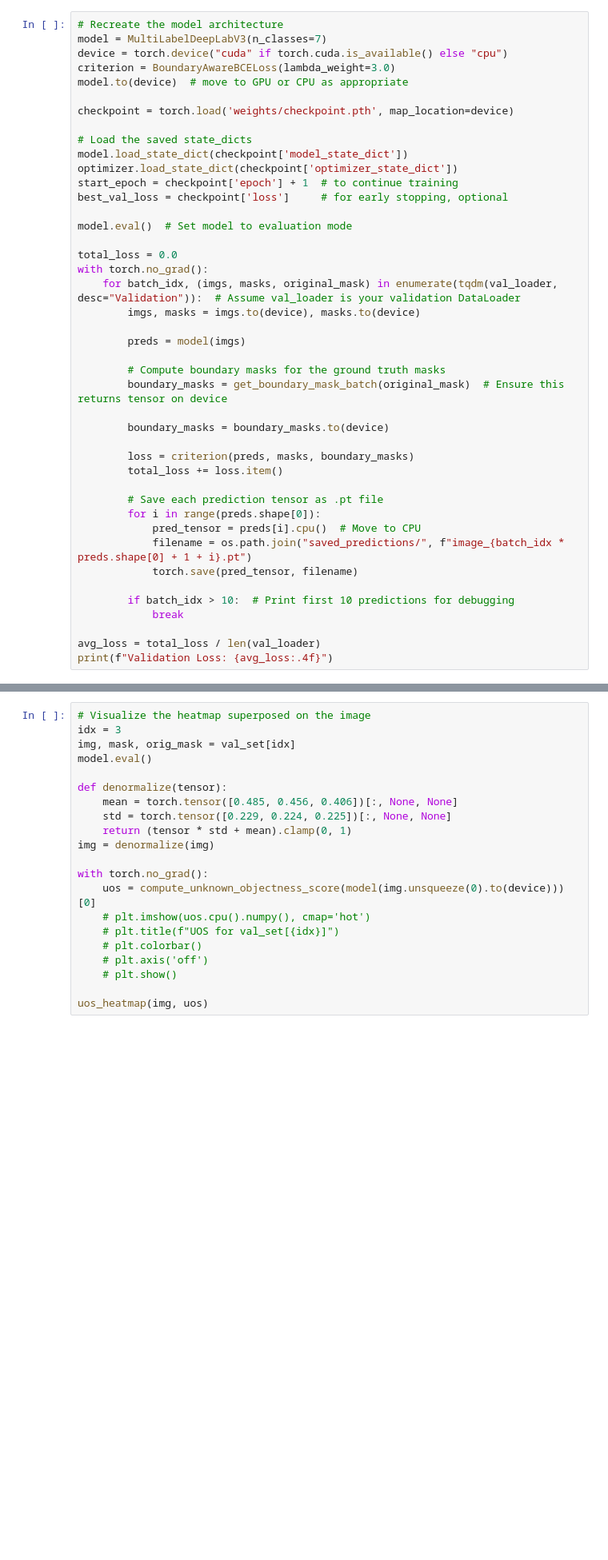
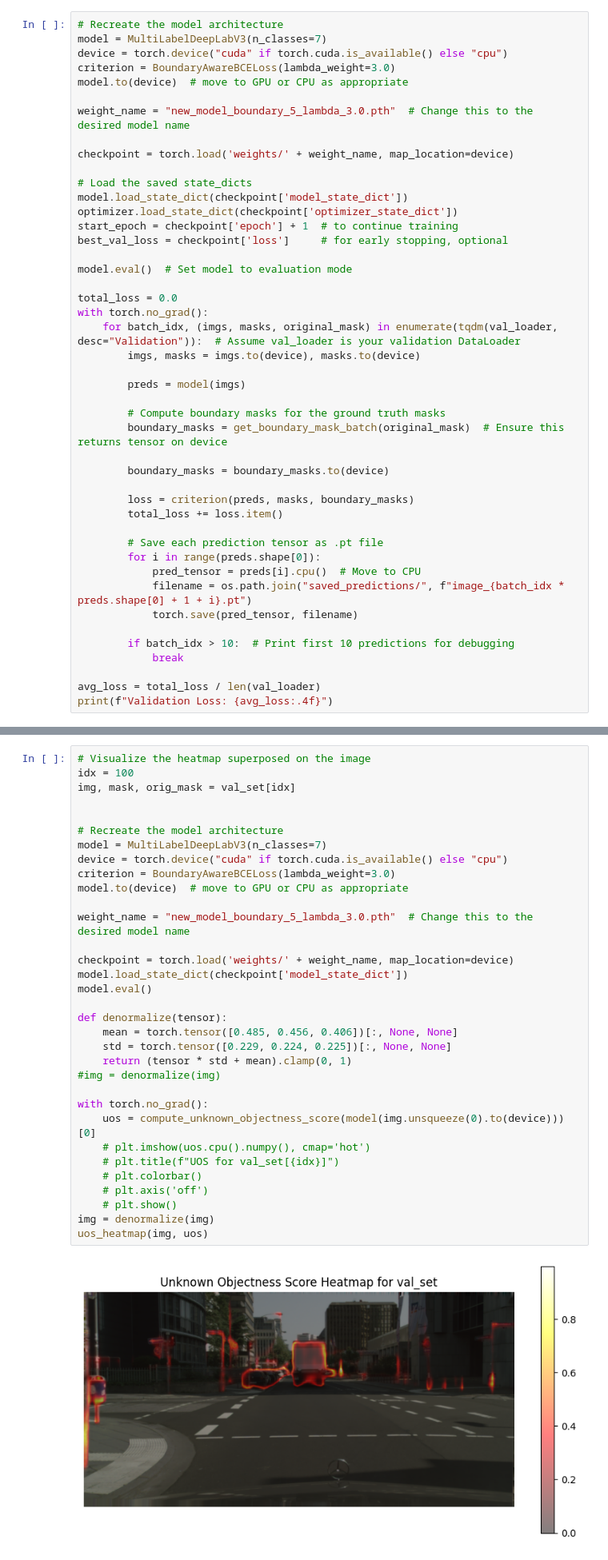
Before and after one commit to DaniPet02/CV-hw, a Jupyter notebook: src/model.ipynb, the cells around one changed output, grey strips where cells are left out. Shown at 80% size. Cells and saved outputs as stored; diff of their text form; blank space fills up the shorter version.

```diff
--- a/src/model.ipynb
+++ b/src/model.ipynb
@@ -963,7 +963,9 @@ device = torch.device("cuda" if torch.cuda.is_available() else "cpu")
 criterion = BoundaryAwareBCELoss(lambda_weight=3.0)
 model.to(device)  # move to GPU or CPU as appropriate
 
-checkpoint = torch.load('weights/checkpoint.pth', map_location=device)
+weight_name = "new_model_boundary_5_lambda_3.0.pth"  # Change this to the desired model name
+
+checkpoint = torch.load('weights/' + weight_name, map_location=device)
 
 # Load the saved state_dicts
 model.load_state_dict(checkpoint['model_state_dict'])
@@ -1250,23 +1254,37 @@ def compute_unknown_objectness_score(preds):
     return uos
 # %%
 # Visualize the heatmap superposed on the image
-idx = 3
+idx = 100
 img, mask, orig_mask = val_set[idx]
+
+
+# Recreate the model architecture
+model = MultiLabelDeepLabV3(n_classes=7)
+device = torch.device("cuda" if torch.cuda.is_available() else "cpu")
+criterion = BoundaryAwareBCELoss(lambda_weight=3.0)
+model.to(device)  # move to GPU or CPU as appropriate
+
+weight_name = "new_model_boundary_5_lambda_3.0.pth"  # Change this to the desired model name
+
+checkpoint = torch.load('weights/' + weight_name, map_location=device)
+model.load_state_dict(checkpoint['model_state_dict'])
 model.eval()
 
 def denormalize(tensor):
     mean = torch.tensor([0.485, 0.456, 0.406])[:, None, None]
     std = torch.tensor([0.229, 0.224, 0.225])[:, None, None]
     return (tensor * std + mean).clamp(0, 1)
-img = denormalize(img)
+#img = denormalize(img)
 
 with torch.no_grad():
     uos = compute_unknown_objectness_score(model(img.unsqueeze(0).to(device)))[0]
     # plt.imshow(uos.cpu().numpy(), cmap='hot')
     # plt.title(f"UOS for val_set[{idx}]")
     # plt.colorbar()
     # plt.axis('off')
     # plt.show()
-
+img = denormalize(img)
 uos_heatmap(img, uos)
+# %% [output]
+[figure, added]
 # %% [markdown]
```
Also changed, not shown: parts of 8 cells of this notebook.
